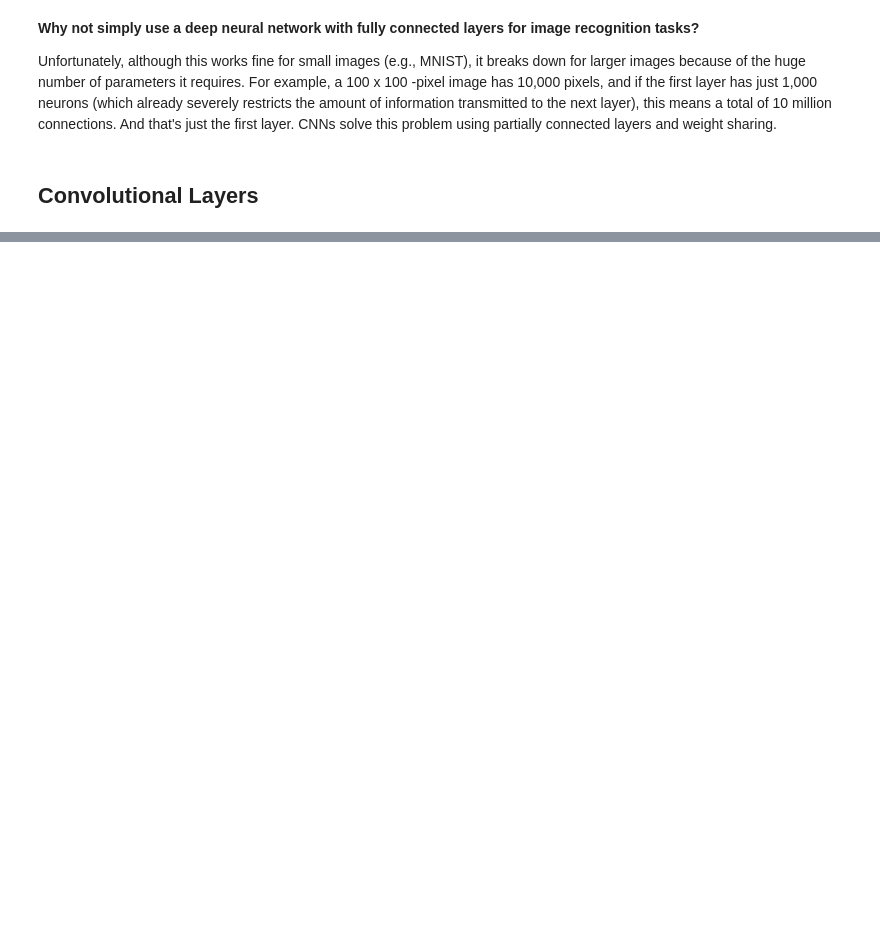
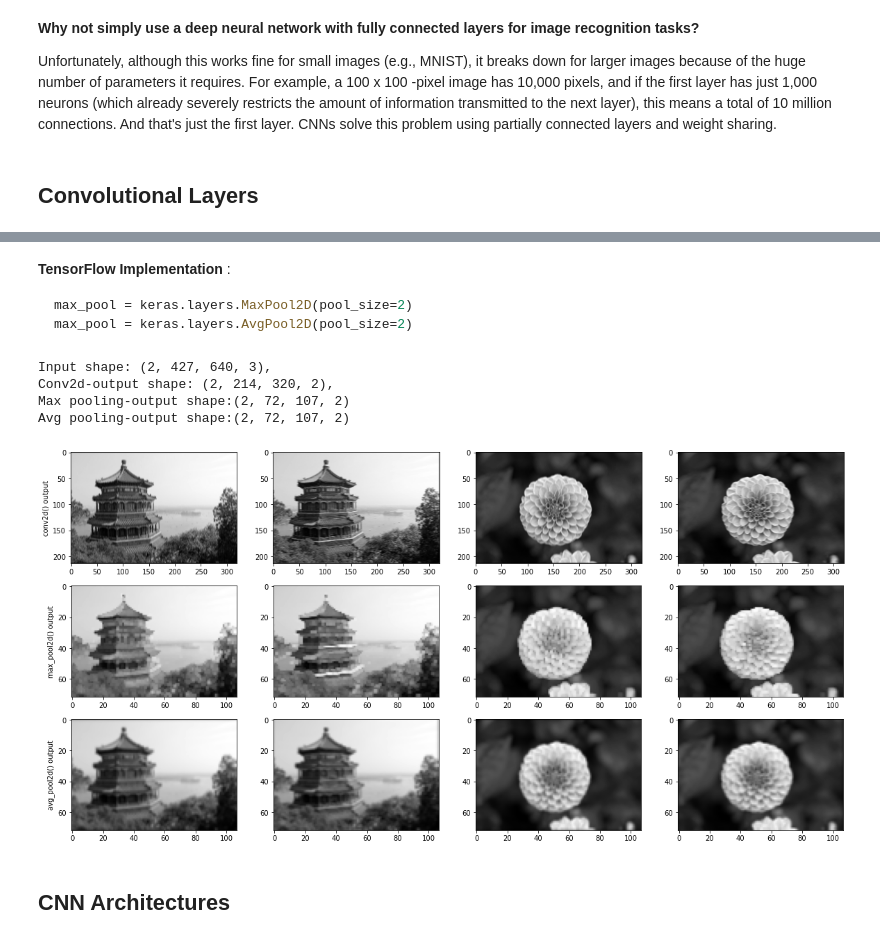
Before and after one commit to jigarparekh279/Machine_Learning_Python, a Jupyter notebook: 8_DL_04_TensorFlow_for_DL_CNN.ipynb, the cells around one changed output, grey strips where cells are left out. Drawn from its saved outputs; the diff is of its cells as text; code cells hidden in the pictures; blank space fills up the shorter version.

````diff
--- a/8_DL_04_TensorFlow_for_DL_CNN.ipynb
+++ b/8_DL_04_TensorFlow_for_DL_CNN.ipynb
@@ -32,0 +120,43 @@ Now if all neurons in a layer use the same vertical line filter (and the same bi
+# %% [markdown]
+**TensorFlow Implementation** :
+
+```python
+max_pool = keras.layers.MaxPool2D(pool_size=2)
+max_pool = keras.layers.AvgPool2D(pool_size=2)
+```
+# %%
+# Starting with previous output of conv2d() --> outputs
+max_pooled_outputs = tf.nn.max_pool2d(outputs, ksize=5, strides=3, padding='SAME')
+avg_pooled_outputs = tf.nn.avg_pool2d(outputs, ksize=5, strides=3, padding='SAME')
+print(f"Input shape: {images.shape}, \nConv2d-output shape: {outputs.shape}, \nMax pooling-output shape:{max_pooled_outputs.shape}")
+print(f"Avg pooling-output shape:{avg_pooled_outputs.shape}")
+
+fig, ax = plt.subplots(nrows=3, ncols=4, figsize=(20,10))
+
+ax[0,0].imshow(outputs[0, :, :, 0], cmap="gray") # plot 1st image's 1st feature map
+ax[0,1].imshow(outputs[0, :, :, 1], cmap="gray") # plot 1st image's 2nd feature map
+ax[0,2].imshow(outputs[1, :, :, 0], cmap="gray") # plot 2nd image's 1st feature map
+ax[0,3].imshow(outputs[1, :, :, 1], cmap="gray") # plot 2nd image's 2nd feature map
+
+ax[1,0].imshow(max_pooled_outputs[0, :, :, 0], cmap="gray") # plot 1st image's 1st max pooled feature map
+ax[1,1].imshow(max_pooled_outputs[0, :, :, 1], cmap="gray") # plot 1st image's 2nd max pooled feature map
+ax[1,2].imshow(max_pooled_outputs[1, :, :, 0], cmap="gray") # plot 2nd image's 1st max pooled feature map
+ax[1,3].imshow(max_pooled_outputs[1, :, :, 1], cmap="gray") # plot 2nd image's 2nd max pooled feature map
+
+ax[2,0].imshow(avg_pooled_outputs[0, :, :, 0], cmap="gray") # plot 1st image's 1st avg pooled feature map
+ax[2,1].imshow(avg_pooled_outputs[0, :, :, 1], cmap="gray") # plot 1st image's 2nd avg pooled feature map
+ax[2,2].imshow(avg_pooled_outputs[1, :, :, 0], cmap="gray") # plot 2nd image's 1st avg pooled feature map
+ax[2,3].imshow(avg_pooled_outputs[1, :, :, 1], cmap="gray") # plot 2nd image's 2nd avg pooled feature map
+
+ax[0,0].set_ylabel("conv2d() output")
+ax[1,0].set_ylabel("max_pool2d() output")
+ax[2,0].set_ylabel("avg_pool2d() output")
+plt.show();
+# %% [output]
+Input shape: (2, 427, 640, 3),
+Conv2d-output shape: (2, 214, 320, 2),
+Max pooling-output shape:(2, 72, 107, 2)
+Avg pooling-output shape:(2, 72, 107, 2)
+[figure, added]
+# %% [markdown]
+## CNN Architectures
````
Also changed, not shown: parts of 19 cells of this notebook, 15 other files.
